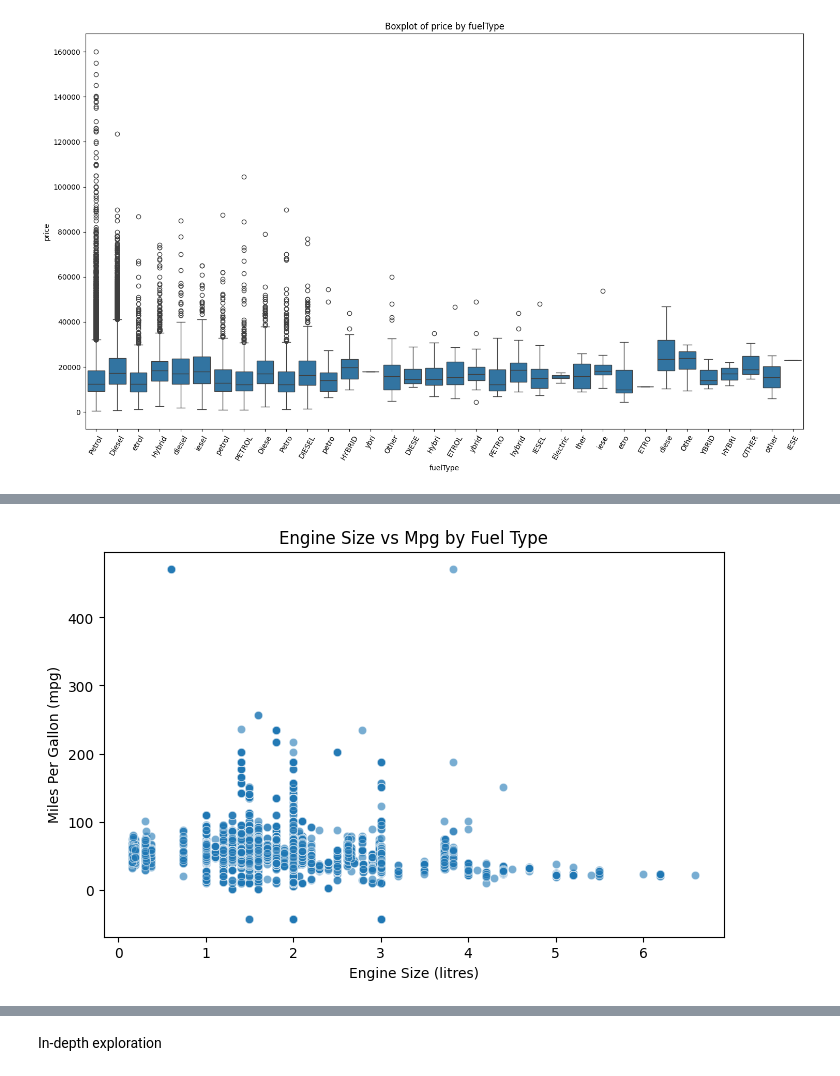
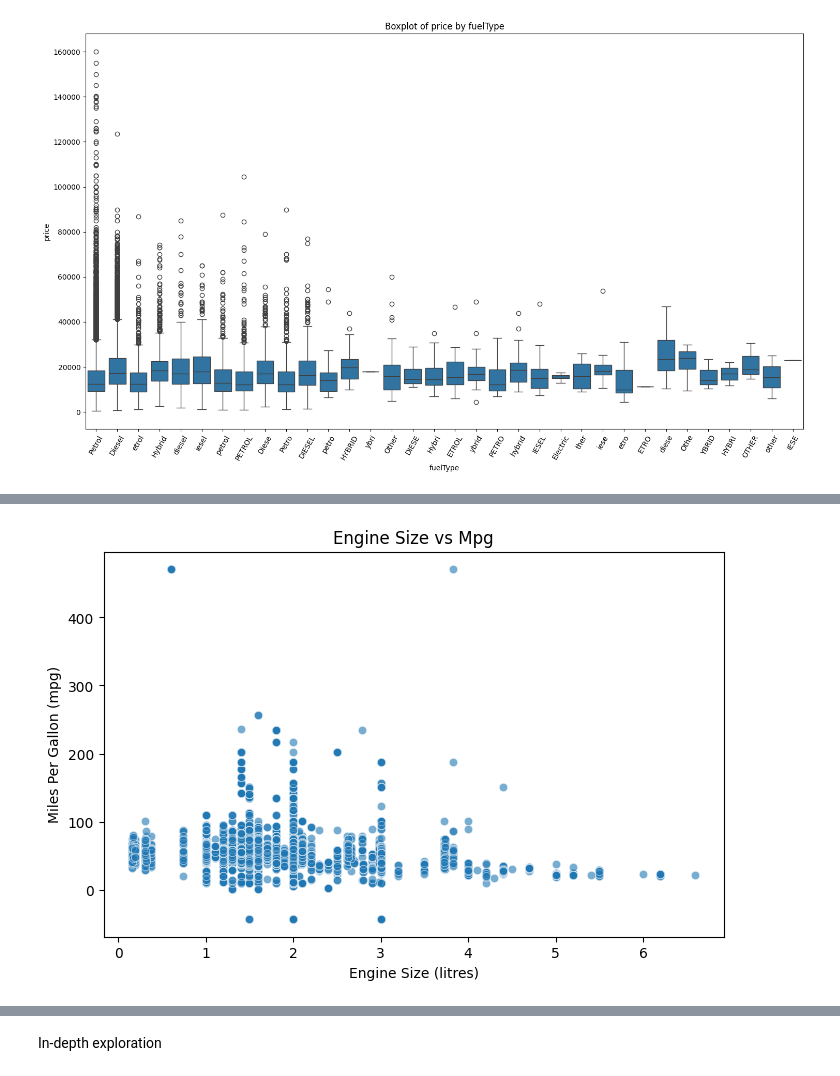
Before and after one commit to EltonSilva97/Car-4-You---Machine-Learning-Project, a Jupyter notebook: main.ipynb, the cells around one changed output, grey strips where cells are left out. Drawn from its saved outputs; the diff is of its cells as text; code cells hidden in the pictures.

```diff
--- a/main.ipynb
+++ b/main.ipynb
@@ -252,14 +253,14 @@ for col in numeric_features:
 # %%
 plt.figure(figsize=(8, 5))
 sns.scatterplot(
     data=train_df[train_df['engineSize'] > 0],
     x='engineSize',
     y='mpg',
     alpha=0.6
 )
-plt.title('Engine Size vs Mpg by Fuel Type')
+plt.title('Engine Size vs Mpg')
 plt.xlabel('Engine Size (litres)')
 plt.ylabel('Miles Per Gallon (mpg)')
 plt.show()
 # %% [output]
-[figure, old version]
+[figure, new version]
```
Also changed, not shown: parts of 57 cells of this notebook.
